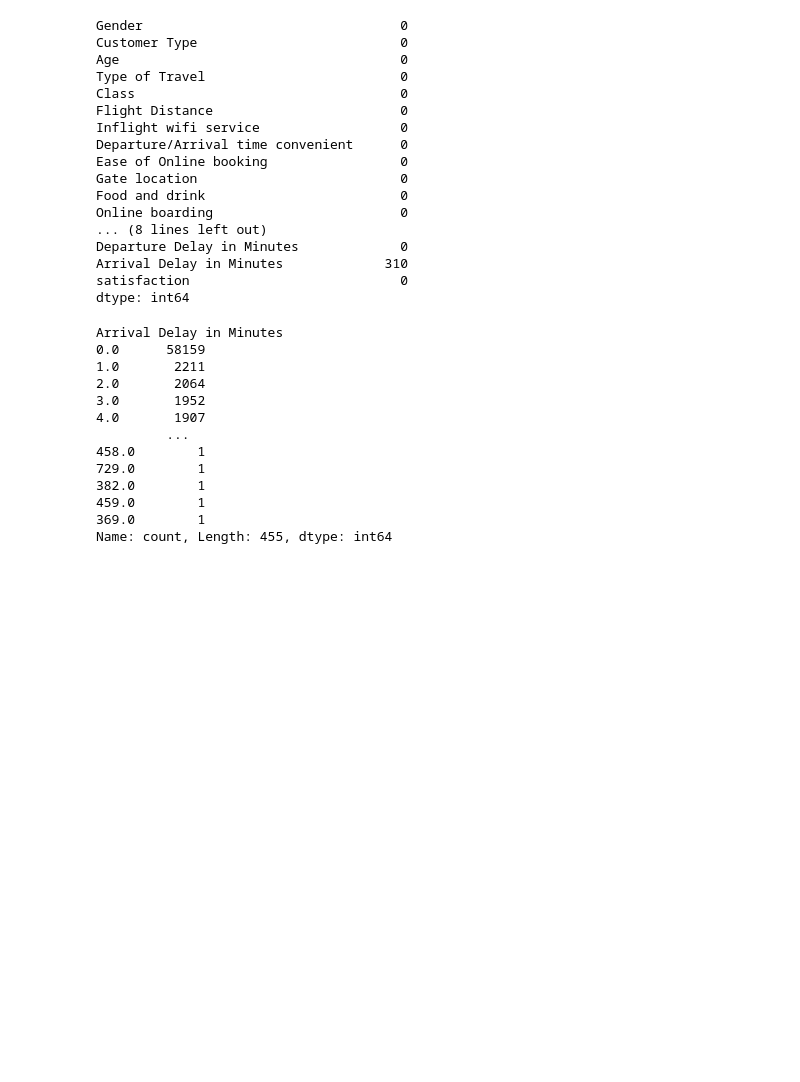
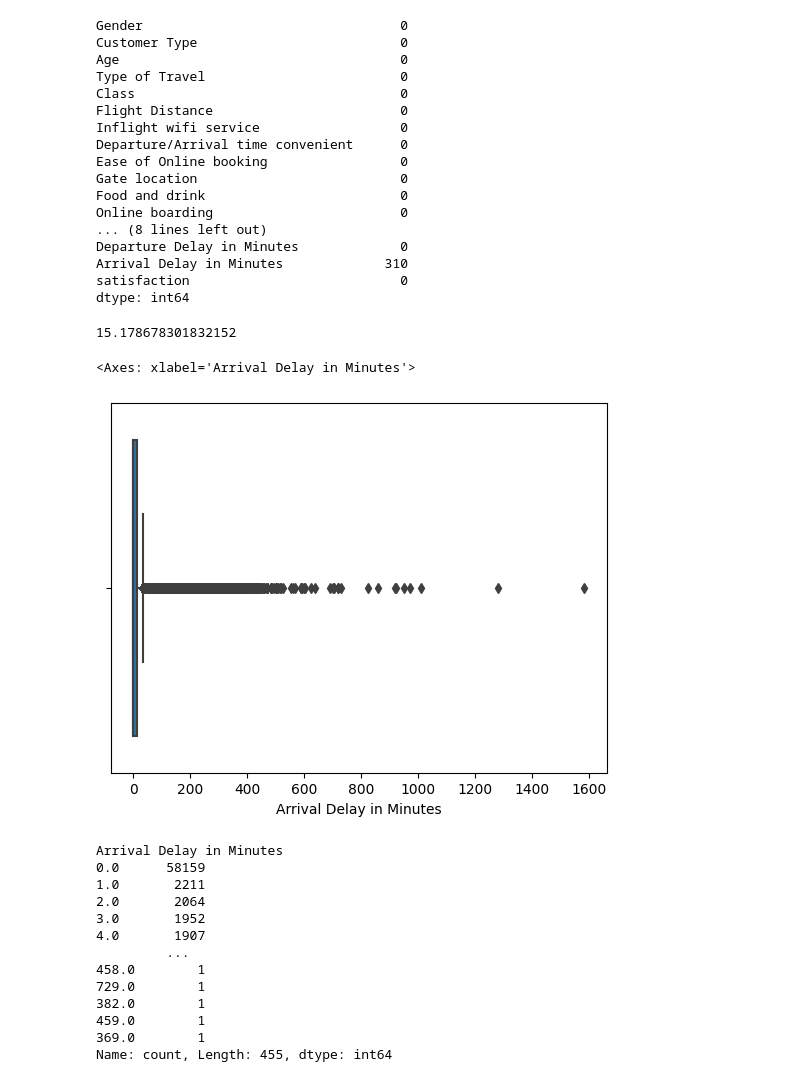
Before and after one commit to ananyadevraj/Project-1, a Jupyter notebook: EDA-Airline-Passenger-Satisfaction.ipynb, the cells around one changed output. Saved outputs shown, nothing was run; the diff lists cells and outputs as text; code cells hidden in the pictures; blank space fills up the shorter version.

```diff
--- a/EDA-Airline-Passenger-Satisfaction.ipynb
+++ b/EDA-Airline-Passenger-Satisfaction.ipynb
@@ -139,6 +139,15 @@ Departure Delay in Minutes             0
 Arrival Delay in Minutes             310
 satisfaction                           0
 dtype: int64
+# %%
+df['Arrival Delay in Minutes'].mean()
+# %% [output]
+15.178678301832152
+# %%
+sns.boxplot(x='Arrival Delay in Minutes',data = df)
+# %% [output]
+<Axes: xlabel='Arrival Delay in Minutes'>
+[figure, added]
 # %%
 df['Arrival Delay in Minutes'].value_counts()
 # %% [output]
```
Also changed, not shown: parts of 2 cells of this notebook.
